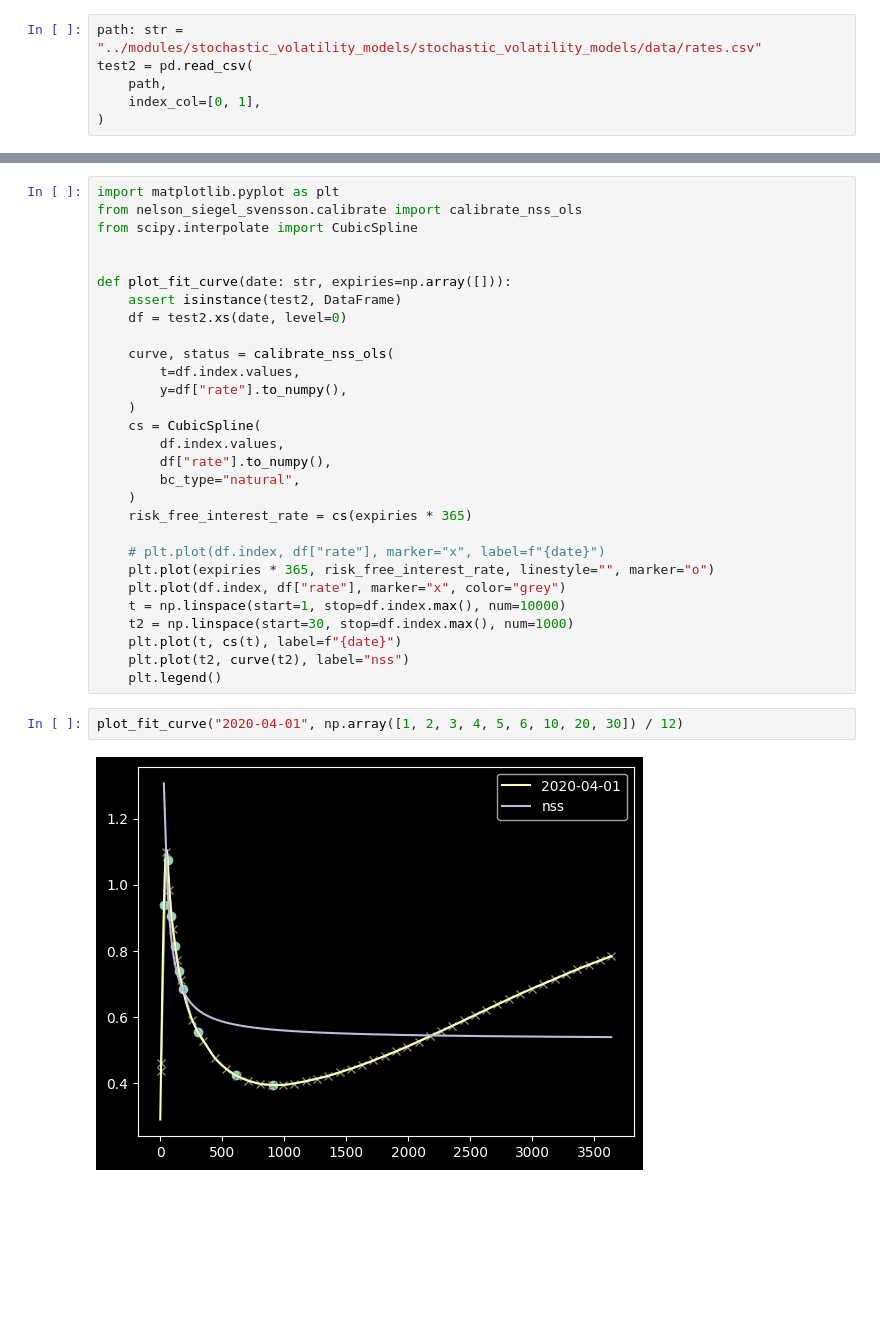
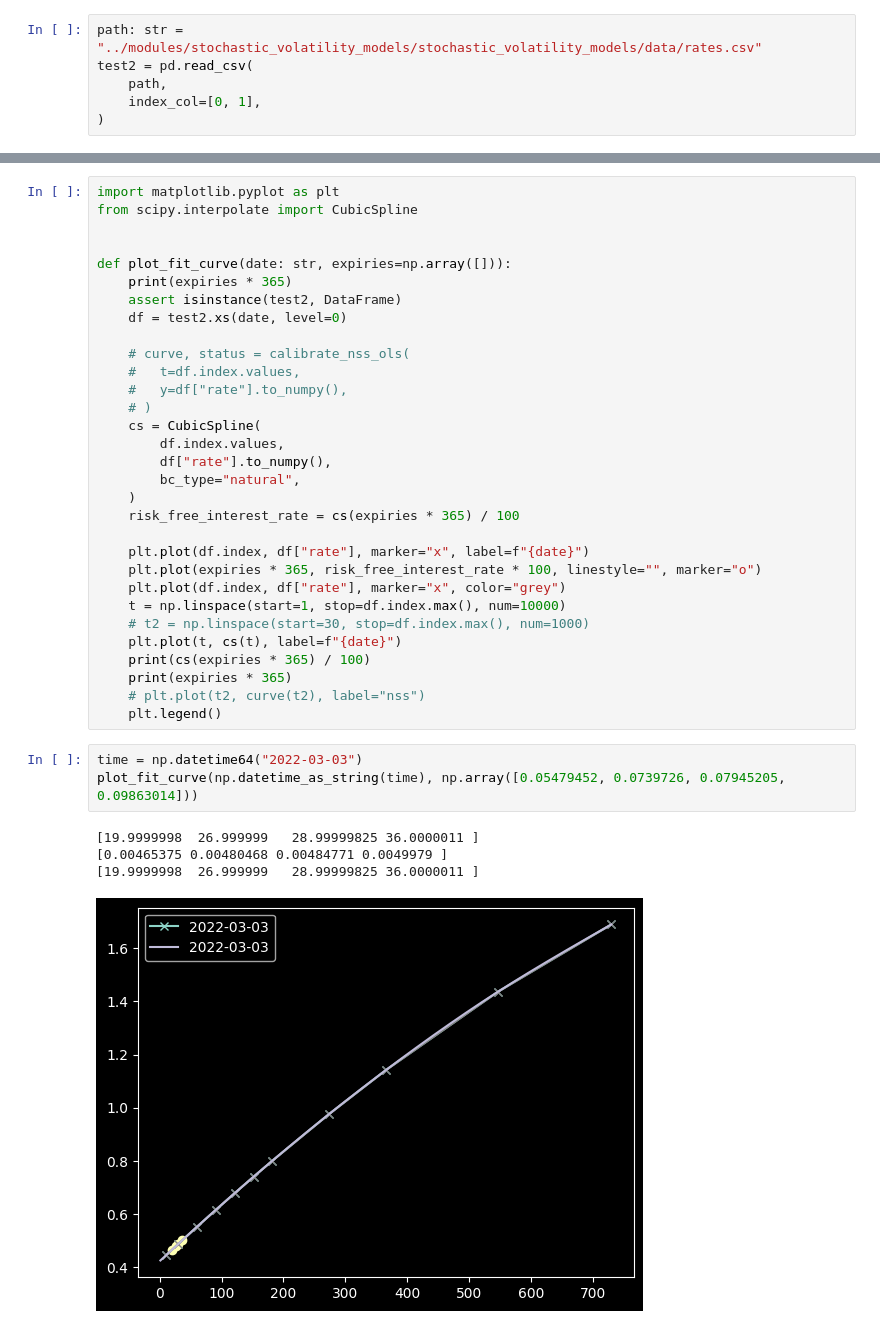
Before and after one commit to mayurankv/msc-statistics-dissertation, a Jupyter notebook: Project/notebooks/data_test.ipynb, the cells around one changed output, grey strips where cells are left out. Drawn from its saved outputs; the diff is of its cells as text; blank space fills up the shorter version.

```diff
--- a/Project/notebooks/data_test.ipynb
+++ b/Project/notebooks/data_test.ipynb
@@ -74,33 +57,39 @@ test2
 # %%
 import matplotlib.pyplot as plt
-from nelson_siegel_svensson.calibrate import calibrate_nss_ols
 from scipy.interpolate import CubicSpline
 
 
 def plot_fit_curve(date: str, expiries=np.array([])):
+	print(expiries * 365)
 	assert isinstance(test2, DataFrame)
 	df = test2.xs(date, level=0)
 
-	curve, status = calibrate_nss_ols(
-		t=df.index.values,
-		y=df["rate"].to_numpy(),
-	)
+	# curve, status = calibrate_nss_ols(
+	# 	t=df.index.values,
+	# 	y=df["rate"].to_numpy(),
+	# )
 	cs = CubicSpline(
 		df.index.values,
 		df["rate"].to_numpy(),
 		bc_type="natural",
 	)
-	risk_free_interest_rate = cs(expiries * 365)
+	risk_free_interest_rate = cs(expiries * 365) / 100
 
-	# plt.plot(df.index, df["rate"], marker="x", label=f"{date}")
-	plt.plot(expiries * 365, risk_free_interest_rate, linestyle="", marker="o")
+	plt.plot(df.index, df["rate"], marker="x", label=f"{date}")
+	plt.plot(expiries * 365, risk_free_interest_rate * 100, linestyle="", marker="o")
 	plt.plot(df.index, df["rate"], marker="x", color="grey")
 	t = np.linspace(start=1, stop=df.index.max(), num=10000)
-	t2 = np.linspace(start=30, stop=df.index.max(), num=1000)
+	# t2 = np.linspace(start=30, stop=df.index.max(), num=1000)
 	plt.plot(t, cs(t), label=f"{date}")
-	plt.plot(t2, curve(t2), label="nss")
+	print(cs(expiries * 365) / 100)
+	print(expiries * 365)
+	# plt.plot(t2, curve(t2), label="nss")
 	plt.legend()
-# %%
-plot_fit_curve("2020-04-01", np.array([1, 2, 3, 4, 5, 6, 10, 20, 30]) / 12)
-# %% [output]
-[figure, removed]
+# %%
+time = np.datetime64("2022-03-03")
+plot_fit_curve(np.datetime_as_string(time), np.array([0.05479452, 0.0739726, 0.07945205, 0.09863014]))
+# %% [output]
+[19.9999998  26.999999   28.99999825 36.0000011 ]
+[0.00465375 0.00480468 0.00484771 0.0049979 ]
+[19.9999998  26.999999   28.99999825 36.0000011 ]
+[figure, added]
```
Also changed, not shown: parts of 3 cells of this notebook, 18 other files.
